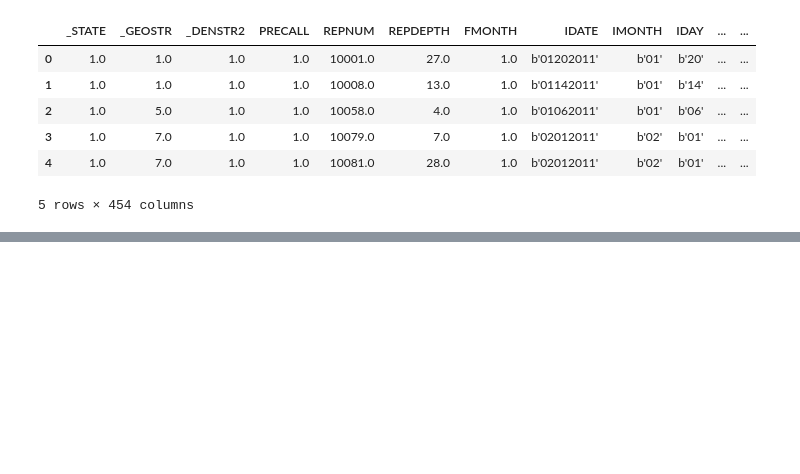
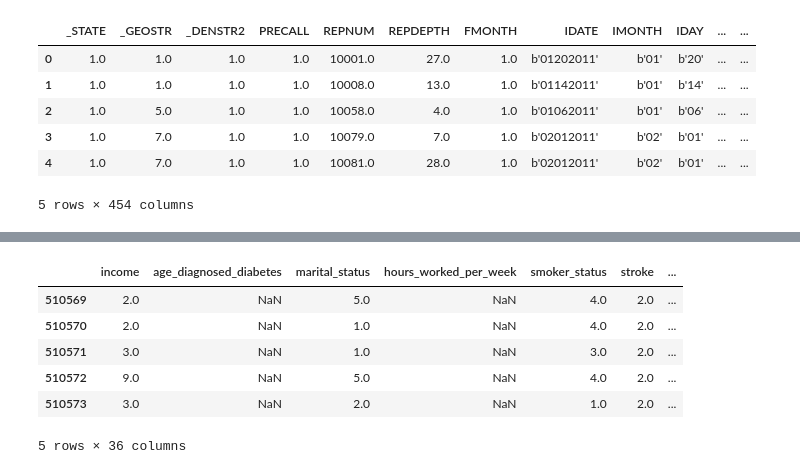
Before and after one commit to kkruel8100/Diabetes-Machine-Learning, a Jupyter notebook: main.ipynb, the cells around one changed output, grey strips where cells are left out. Cells and saved outputs as stored; diff of their text form; code cells hidden in the pictures; blank space fills up the shorter version.

```diff
--- a/main.ipynb
+++ b/main.ipynb
@@ -153,0 +282,24 @@ drop.to_csv('datasets/combined_year_data.csv')
+# %%
+new_df["month_year"] = pd.to_datetime(new_df["month_year"])
+# %%
+
+
+# Extract the year from the datetime column
+new_df['year'] = new_df['month_year'].dt.year
+
+new_df["year"].unique()
+
+# Group by the year and select a random sample of 100000 records from each group
+sample_size = 100000
+sampled_df = new_df.groupby('year', group_keys=False).apply(lambda x: x.sample(min(len(x), sample_size))).reset_index(drop=True)
+
+# Display the sampled DataFrame
+sampled_df.tail()
+# %% [output]
+|  | income | age_diagnosed_diabetes | marital_status | hours_worked_per_week | smoker_status | stroke | ... |
+| 510569 | 2.0 | NaN | 5.0 | NaN | 4.0 | 2.0 | ... |
+| 510570 | 2.0 | NaN | 1.0 | NaN | 4.0 | 2.0 | ... |
+| 510571 | 3.0 | NaN | 1.0 | NaN | 3.0 | 2.0 | ... |
+| 510572 | 9.0 | NaN | 5.0 | NaN | 4.0 | 2.0 | ... |
+| 510573 | 3.0 | NaN | 2.0 | NaN | 1.0 | 2.0 | ... |
+5 rows × 36 columns
```
Also changed, not shown: parts of 23 cells of this notebook, 2 other files.
